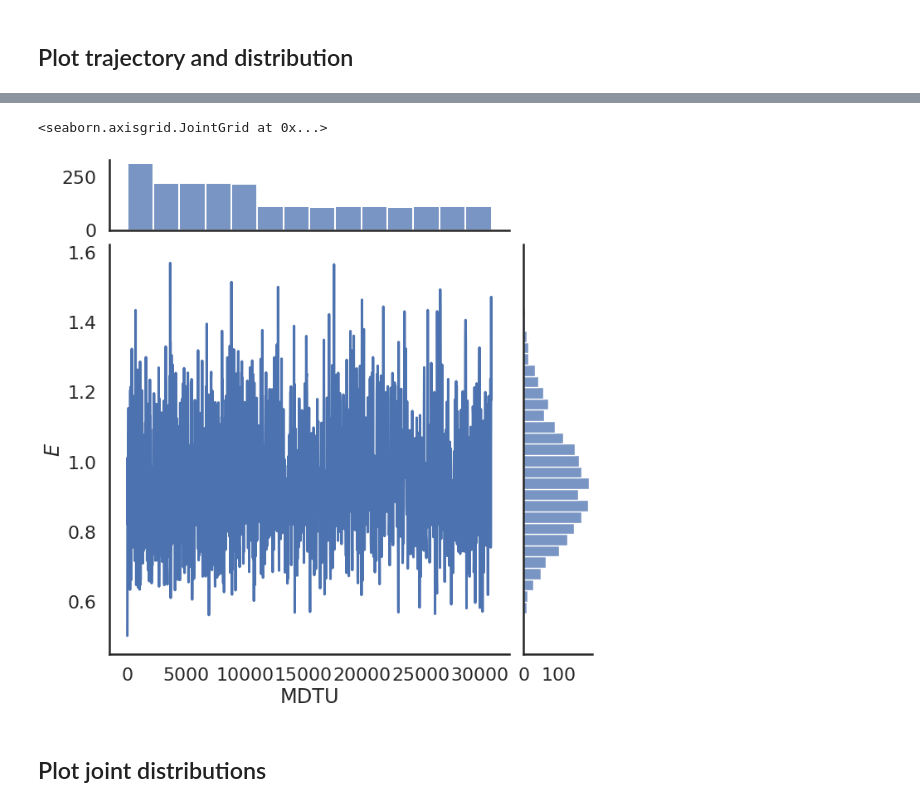
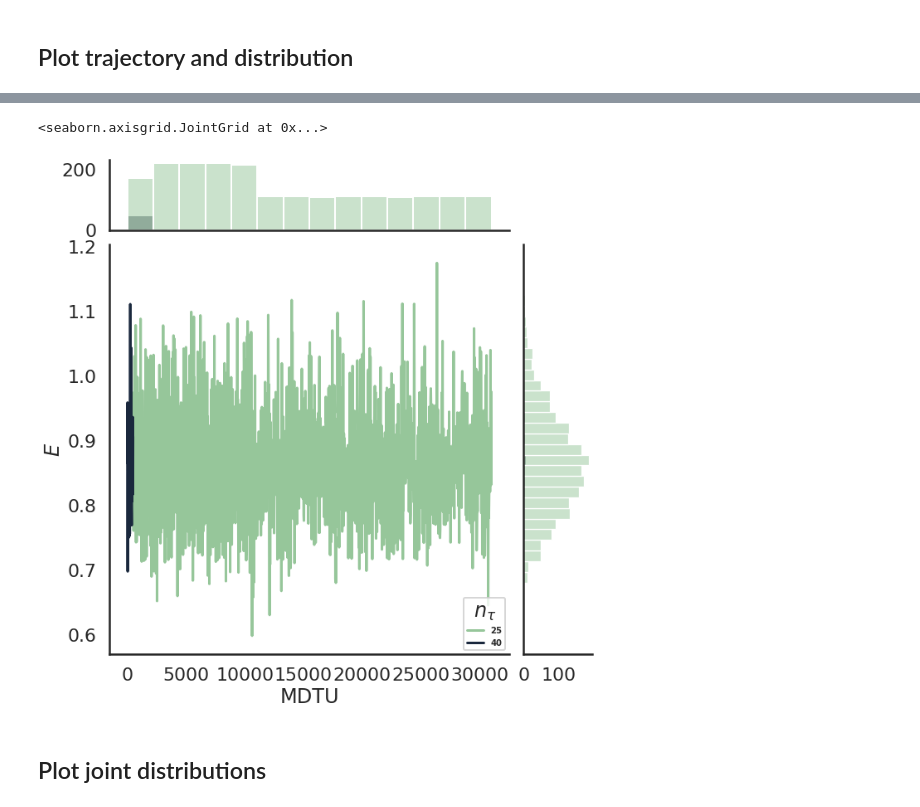
Before and after one commit to erinaldi/bmn2-lattice, a Jupyter notebook: notebooks/02_figures.ipynb, the cells around one changed output, grey strips where cells are left out. Drawn from its saved outputs; the diff is of its cells as text; code cells hidden in the pictures.

```diff
--- a/notebooks/02_figures.ipynb
+++ b/notebooks/02_figures.ipynb
@@ -15,7 +15,7 @@ sns.set_context("poster") # scale elements up or down in size
 
 All observables are in a single `data.h5` file for each MCMC run. The file includes a dataframe with information about the observables and the parameters of the run.
 # %%
-filename = f"../../lattice/improv_runs/bmn2_su3_g05/l128/t02/data.h5"
+filename = f"../../lattice/improv_runs/bmn2_su3_g05/l128/t005/data.h5"
 data = pd.read_hdf(filename, "mcmc_obs")
 # %%
 data.head()
@@ -52,13 +63,16 @@ sns.relplot(x="mdtu", y="e", hue="xdtau", data=data, kind="line", palette=pal, h
 # %%
-g = sns.JointGrid(data=data, x="mdtu", y="e", height=10, marginal_ticks=True)
+pal = sns.cubehelix_palette(data.ntau.nunique(), rot=-.5, light=.7)
+g = sns.JointGrid(data=data, x="mdtu", y="e", hue="ntau", height=10, palette=pal, marginal_ticks=True)
 # Add the joint and marginal histogram plots
 g.plot_joint(sns.lineplot)
 g.plot_marginals(sns.histplot)
 # labels
+legend_properties = {'weight':'bold','size':10}
+g.ax_joint.legend(prop=legend_properties,facecolor='white',loc='lower right', title=r"$n_\tau$")
 g.set_axis_labels(xlabel="MDTU", ylabel=r"$E$")
 # %% [output]
 <seaborn.axisgrid.JointGrid at 0x...>
-[figure, old version]
+[figure, new version]
 # %% [markdown]
 ## Plot joint distributions
 # %%
```
Also changed, not shown: parts of 11 cells of this notebook.
